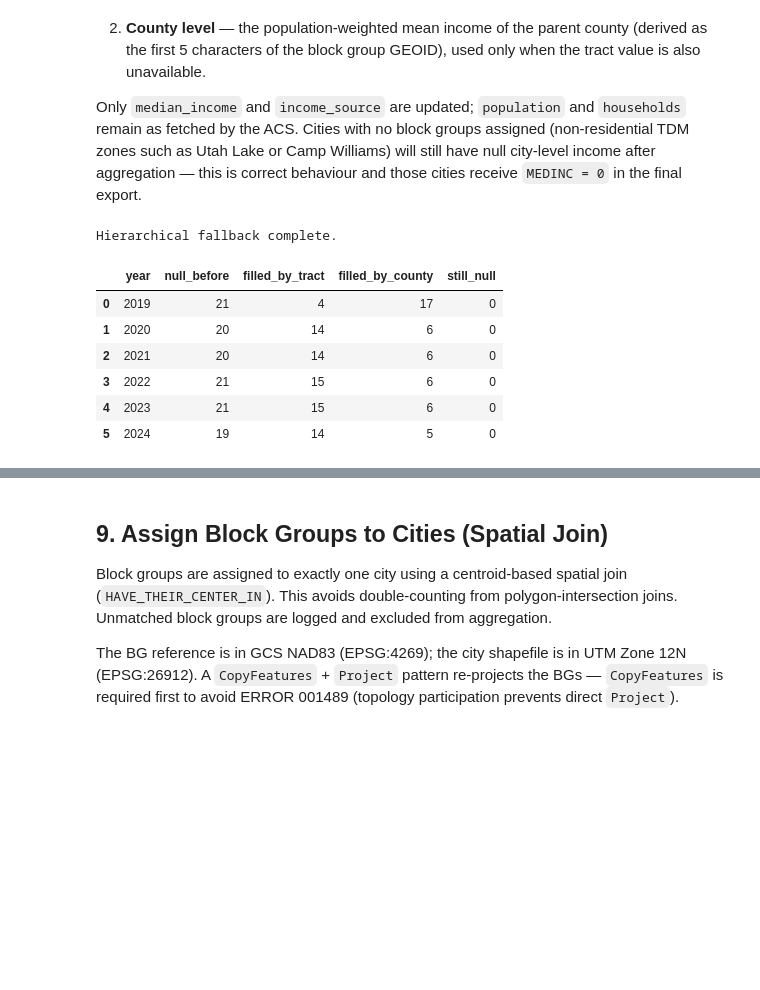
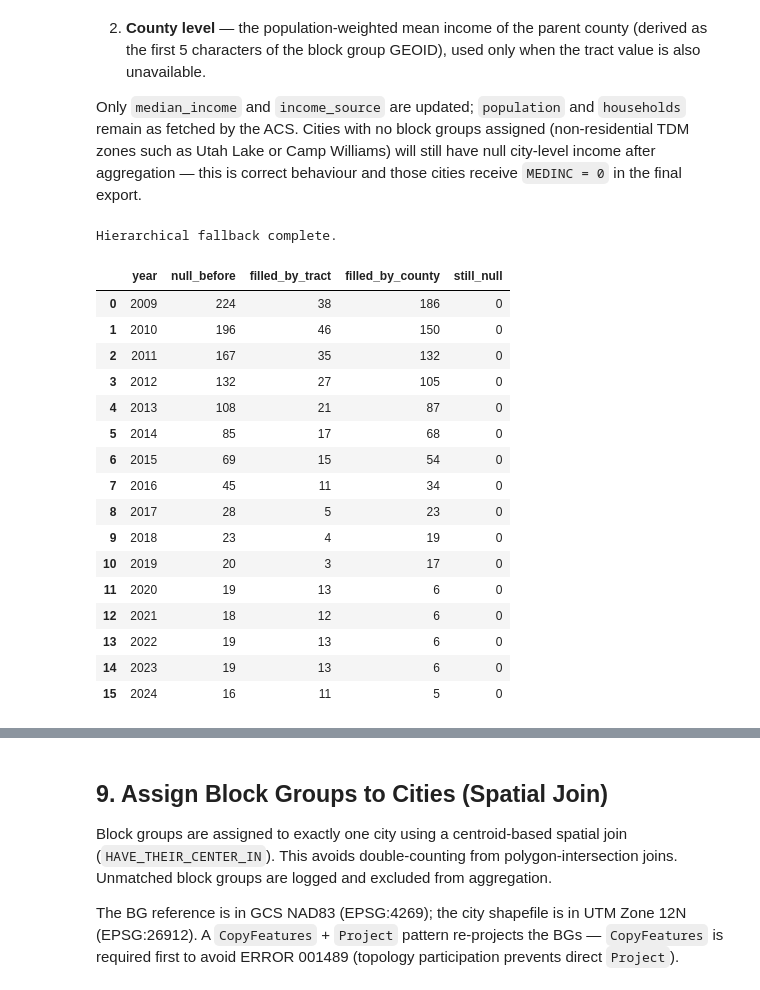
Before and after one commit to WFRCAnalytics/DATA-Regional-Metrics-Dashboard, a Jupyter notebook: housing-plus-transportation/Process-GPI-TDM-HT-by-City.ipynb, the cells around one changed output, grey strips where cells are left out. Saved outputs shown, nothing was run; the diff lists cells and outputs as text; code cells hidden in the pictures; blank space fills up the shorter version.

```diff
--- a/housing-plus-transportation/Process-GPI-TDM-HT-by-City.ipynb
+++ b/housing-plus-transportation/Process-GPI-TDM-HT-by-City.ipynb
@@ -513,7 +535,7 @@ never overwritten.  Provenance is tracked via `income_source`, `population_sourc
 # %%
 # Build a long panel (one row per GEOID x year) to drive the fill logic.
 acs_panel_parts = []
-for year in target_years:
+for year in acs_years:
     year_df = bg_acs_by_year[year][
         [
             HT_INCOME_CONFIG["bg_key"],
@@ -529,8 +551,6 @@ for year in target_years:
     acs_panel_parts.append(year_df)
 
 acs_panel_df = pd.concat(acs_panel_parts, ignore_index=True)
-print(
-    f"Panel shape: {acs_panel_df.shape}  ({len(target_years)} years x {len(block_groups_ref)} BGs)"
-)
+print(f"Panel shape: {acs_panel_df.shape}  ({len(acs_years)} years x {len(block_groups_ref)} BGs)")
 acs_panel_df.head()
 # %% [output]
@@ -618,6 +658,6 @@ acs_panel_filled_df[acs_panel_filled_df[HT_INCOME_CONFIG["bg_key"]] == sample_ge
 # %%
 # Write filled values back into bg_acs_by_year, replacing the raw ACS columns.
-for year in target_years:
+for year in acs_years:
     year_fill = acs_panel_filled_df[acs_panel_filled_df["year"] == year][
         [
             HT_INCOME_CONFIG["bg_key"],
@@ -669,7 +709,7 @@ else:
     tract_raw_parts = []
     tract_year_status = []
 
-    for year in target_years:
+    for year in acs_years:
         county_frames = []
         year_ok = True
         year_message = "ok"
@@ -806,7 +871,7 @@ else:
     county_raw_parts = []
     county_year_status = []
 
-    for year in target_years:
+    for year in acs_years:
         try:
             raw_df = get_census(
                 dataset=HT_INCOME_CONFIG["acs_dataset"],
@@ -937,7 +1013,7 @@ in the final export.
 # %%
 fallback_summary = []
 
-for year in target_years:
+for year in acs_years:
     # ── Lookup tables: one income value per tract / county for this year ──────
     tract_lookup = (
         tract_acs_filled_df[tract_acs_filled_df["year"] == year][
@@ -977,39 +1053,49 @@ for year in target_years:
     county_avail = null_mask & bg_df["county_income"].notna()
     bg_df.loc[county_avail, "median_income"] = bg_df.loc[county_avail, "county_income"]
     bg_df.loc[county_avail, "income_source"] = "county_fallback"
     n_county = int(county_avail.sum())
 
     n_after = int(bg_df["median_income"].isna().sum())
     fallback_summary.append(
         {
             "year": year,
             "null_before": n_before,
             "filled_by_tract": n_tract,
             "filled_by_county": n_county,
             "still_null": n_after,
         }
     )
 
     # ── Write updated income / source back; drop temporary join columns ────────
     update_df = bg_df[[HT_INCOME_CONFIG["bg_key"], "median_income", "income_source"]].copy()
     base_cols = [
         c for c in bg_acs_by_year[year].columns if c not in ("median_income", "income_source")
     ]
     bg_acs_by_year[year] = bg_acs_by_year[year][base_cols].merge(
         update_df, on=HT_INCOME_CONFIG["bg_key"], how="left"
     )
 
 print("Hierarchical fallback complete.")
 pd.DataFrame(fallback_summary)
 # %% [output]
 Hierarchical fallback complete.
 |  | year | null_before | filled_by_tract | filled_by_county | still_null |
-| 0 | 2019 | 21 | 4 | 17 | 0 |
-| 1 | 2020 | 20 | 14 | 6 | 0 |
-| 2 | 2021 | 20 | 14 | 6 | 0 |
-| 3 | 2022 | 21 | 15 | 6 | 0 |
-| 4 | 2023 | 21 | 15 | 6 | 0 |
-| 5 | 2024 | 19 | 14 | 5 | 0 |
+| 0 | 2009 | 224 | 38 | 186 | 0 |
+| 1 | 2010 | 196 | 46 | 150 | 0 |
+| 2 | 2011 | 167 | 35 | 132 | 0 |
+| 3 | 2012 | 132 | 27 | 105 | 0 |
+| 4 | 2013 | 108 | 21 | 87 | 0 |
+| 5 | 2014 | 85 | 17 | 68 | 0 |
+| 6 | 2015 | 69 | 15 | 54 | 0 |
+| 7 | 2016 | 45 | 11 | 34 | 0 |
+| 8 | 2017 | 28 | 5 | 23 | 0 |
+| 9 | 2018 | 23 | 4 | 19 | 0 |
+| 10 | 2019 | 20 | 3 | 17 | 0 |
+| 11 | 2020 | 19 | 13 | 6 | 0 |
+| 12 | 2021 | 18 | 12 | 6 | 0 |
+| 13 | 2022 | 19 | 13 | 6 | 0 |
+| 14 | 2023 | 19 | 13 | 6 | 0 |
+| 15 | 2024 | 16 | 11 | 5 | 0 |
 # %%
 # Provenance breakdown after fallback: how many BGs got each income source?
 source_summary = []
```
Also changed, not shown: parts of 27 cells of this notebook, 3 other files.
